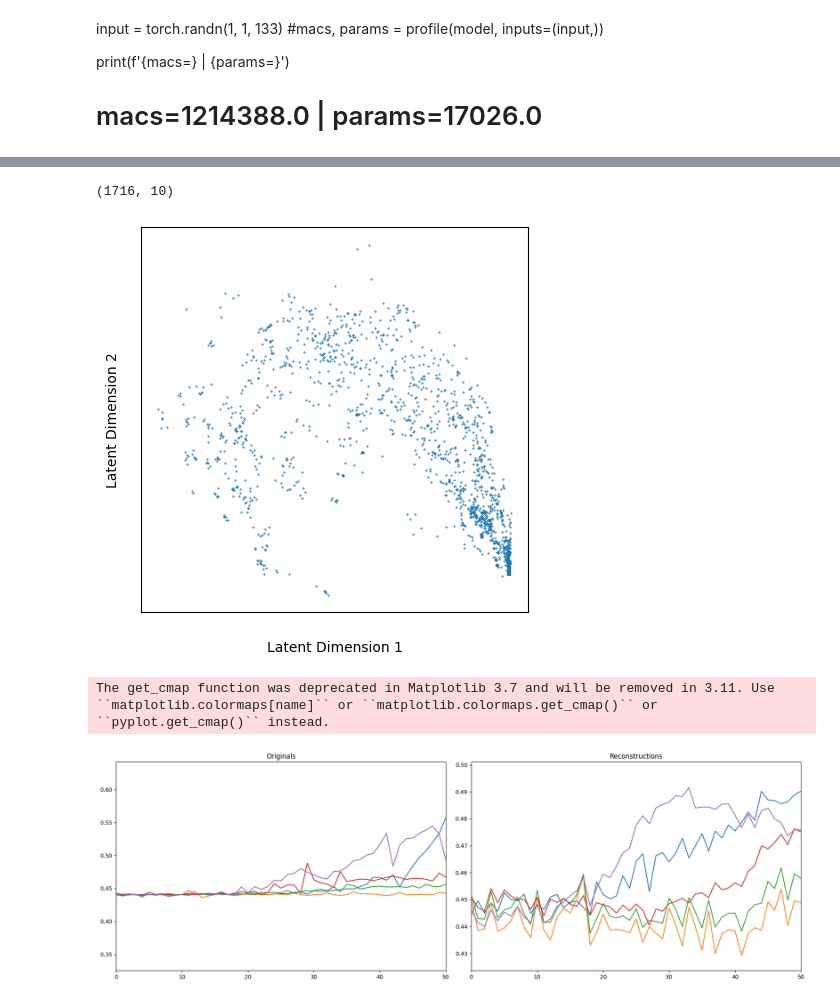
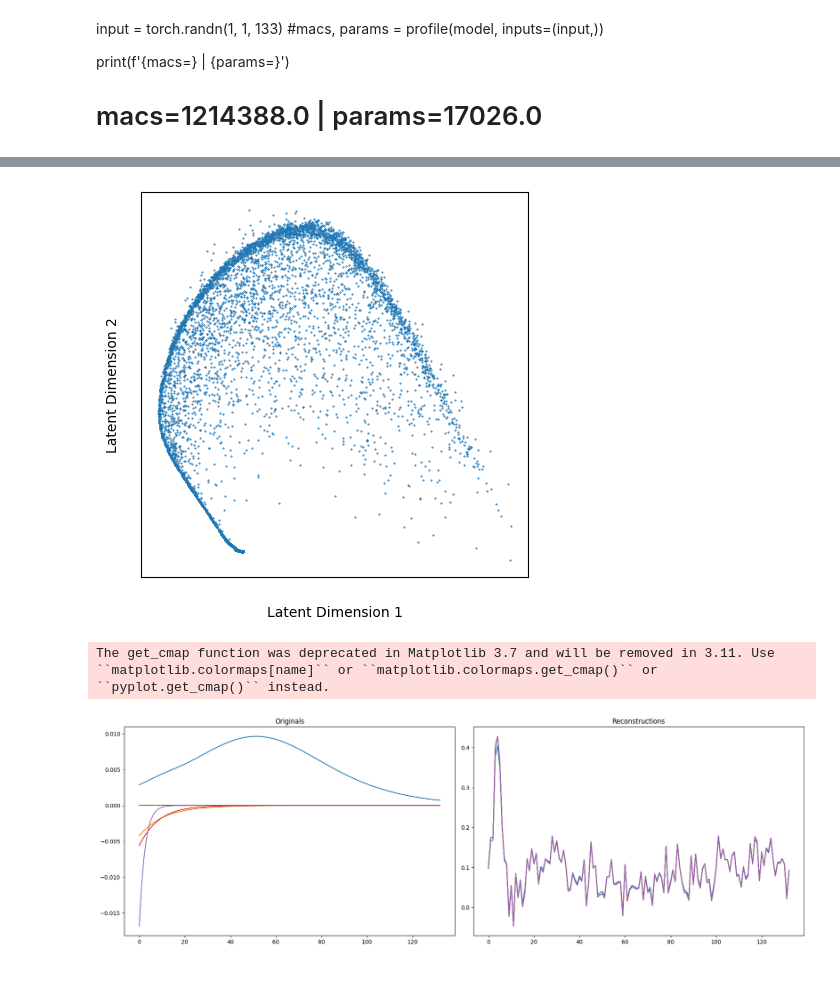
Before and after one commit to CarlosMari/TimeSeries, a Jupyter notebook: train.ipynb, the cells around one changed output, grey strips where cells are left out. Drawn from its saved outputs; the diff is of its cells as text; code cells hidden in the pictures.

Commit message:
Added non differential data generation

```diff
--- a/train.ipynb
+++ b/train.ipynb
@@ -69,10 +66,10 @@ def train(model, hp, data_loader, writer, debug = False):
 
     return model, running_losses
 # %%
-X = np.loadtxt("./data/env_isolate_curves.csv", delimiter = ",")
+X = np.loadtxt("data/family_data_new.csv", delimiter = ",")
 
 # 0-1 Normalize the dataset
-X = (X - X.min())/(X.max() - X.min())
+#X = (X - X.min())/(X.max() - X.min())
 
 # Transfer it to torch Tensor
 X = torch.Tensor(X)
@@ -96,7 +117,7 @@ hp = {
     "kernel_size": 3,
     "window_length": X.shape[-1],
     "lr": 0.001,
-    "epochs": 200,
+    "epochs": 300,
     "batch_size": 100, # Set to -1 to use the full dataset (maximum) batch size.
     "weight_decay":0
 }
@@ -138,12 +157,10 @@ decoder = trained_model.decoder
 # Switch into evaluation mode
 encoder.eval()
 decoder.eval();
-# %%
-embeddings = encoder(X.to(device)).cpu().detach().numpy();
-embeddings.shape
-# %% [output]
-(1716, 10)
 # %%
+embeddings = encoder(X.to(device)).cpu().detach().numpy();
+embeddings.shape
+
 plt.figure(figsize = (5,5))
 plt.tick_params(
     which='both',      # both major and minor ticks are affected
@@ -159,57 +176,40 @@ plt.ylabel("Latent Dimension 2", labelpad = 15)
 plt.scatter(embeddings[:,0], embeddings[:,1], s = 0.2)
 plt.show()
 # %% [output]
-[figure, old version]
+[figure, new version]
 # %%
 from matplotlib.cm import get_cmap
 
 subset = X[np.random.randint(0,X.shape[0], size = 5), :,:].to(device)
 
 # Generate embeddings and reconstructions
 embeddings_sub = model.encoder(subset)
 recons = model.decoder(embeddings_sub).cpu().detach()
 
 # Transfer to cpu and drop gradients to enable plotting
 embeddings_sub = embeddings_sub.cpu().detach()
 subset = subset.cpu().detach()
 
 fig, axs = plt.subplots(1,2, figsize = (18,6))
 axs = axs.flatten()
 
 
 cmap = get_cmap('tab10')  # You can change 'tab10' to any other colormap
 
 # Plot originals
 for i in range(subset.shape[0]):
     axs[0].plot(subset[i].squeeze(), color=cmap(i))
 axs[0].set_title("Originals")
-axs[0].set_xlim([0, 50])
+#axs[0].set_xlim([0, 50])
 
 # Plot reconstructions
 for i in range(recons.shape[0]):
     axs[1].plot(recons[i].squeeze(), color=cmap(i))
 axs[1].set_title("Reconstructions")
-axs[1].set_xlim([0, 50])
+#axs[1].set_xlim([0, 50])
 
 plt.tight_layout()
 plt.show()
-
-
-'''axs[0].plot(subset.squeeze().T, color = 'red')
-axs[0].set_title("Originals")
-axs[0].set_xlim([0,50])
-axs[1].scatter(embeddings[:,0],embeddings[:,1], color = "red")
-axs[1].set_xticks([])
-axs[1].set_yticks([])
-axs[1].set_title("Latent Space")
-
-
-axs[2].plot(recons.squeeze().T, color = 'red')
-axs[2].set_title("Reconstructions")
-axs[2].set_xlim([0,50])'''
-
-
-plt.show()
 # %% [output]
 The get_cmap function was deprecated in Matplotlib 3.7 and will be removed in 3.11. Use ``matplotlib.colormaps[name]`` or ``matplotlib.colormaps.get_cmap()`` or ``pyplot.get_cmap()`` instead.
-[figure, old version]
+[figure, new version]
```
Also changed, not shown: parts of 10 cells of this notebook, 1 other file.
